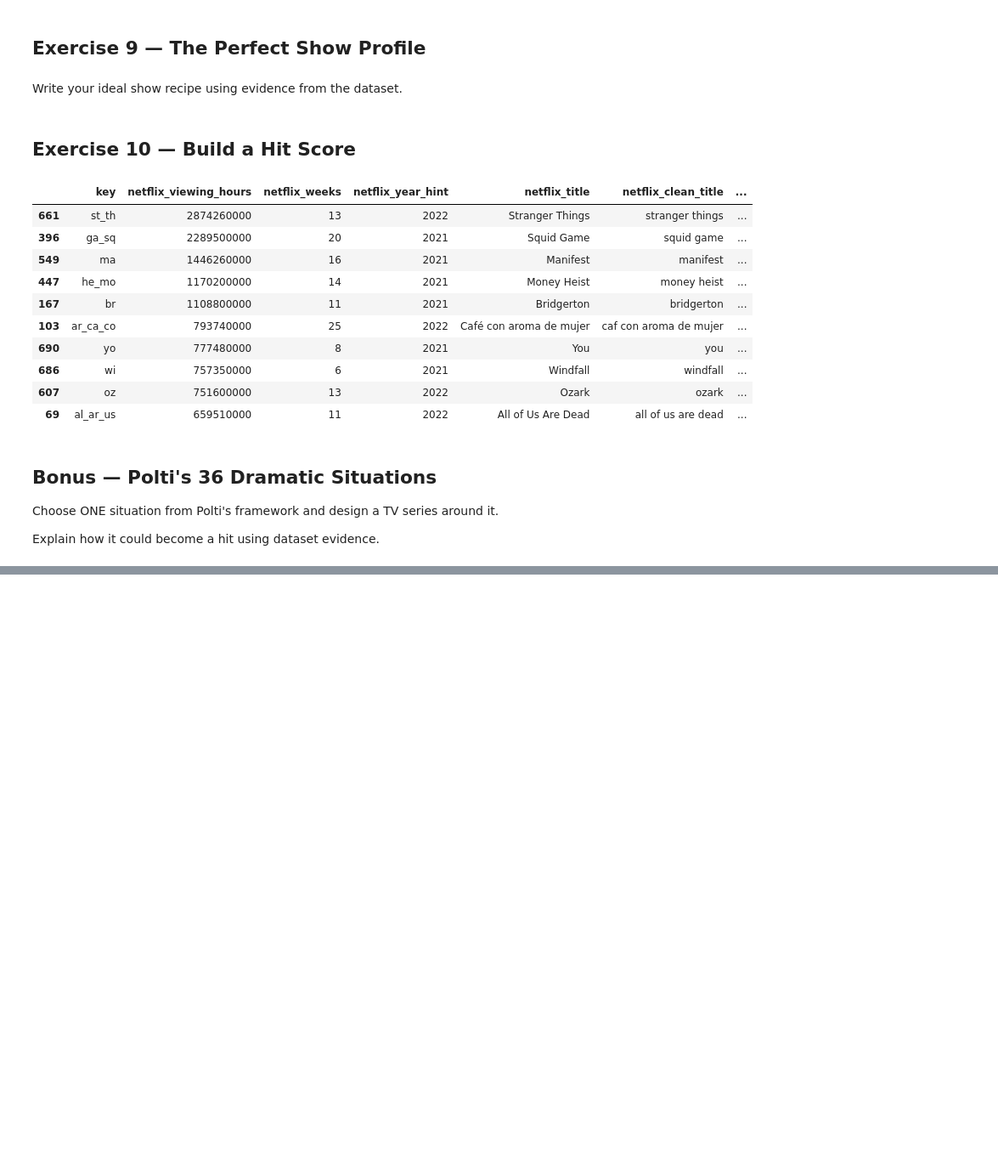
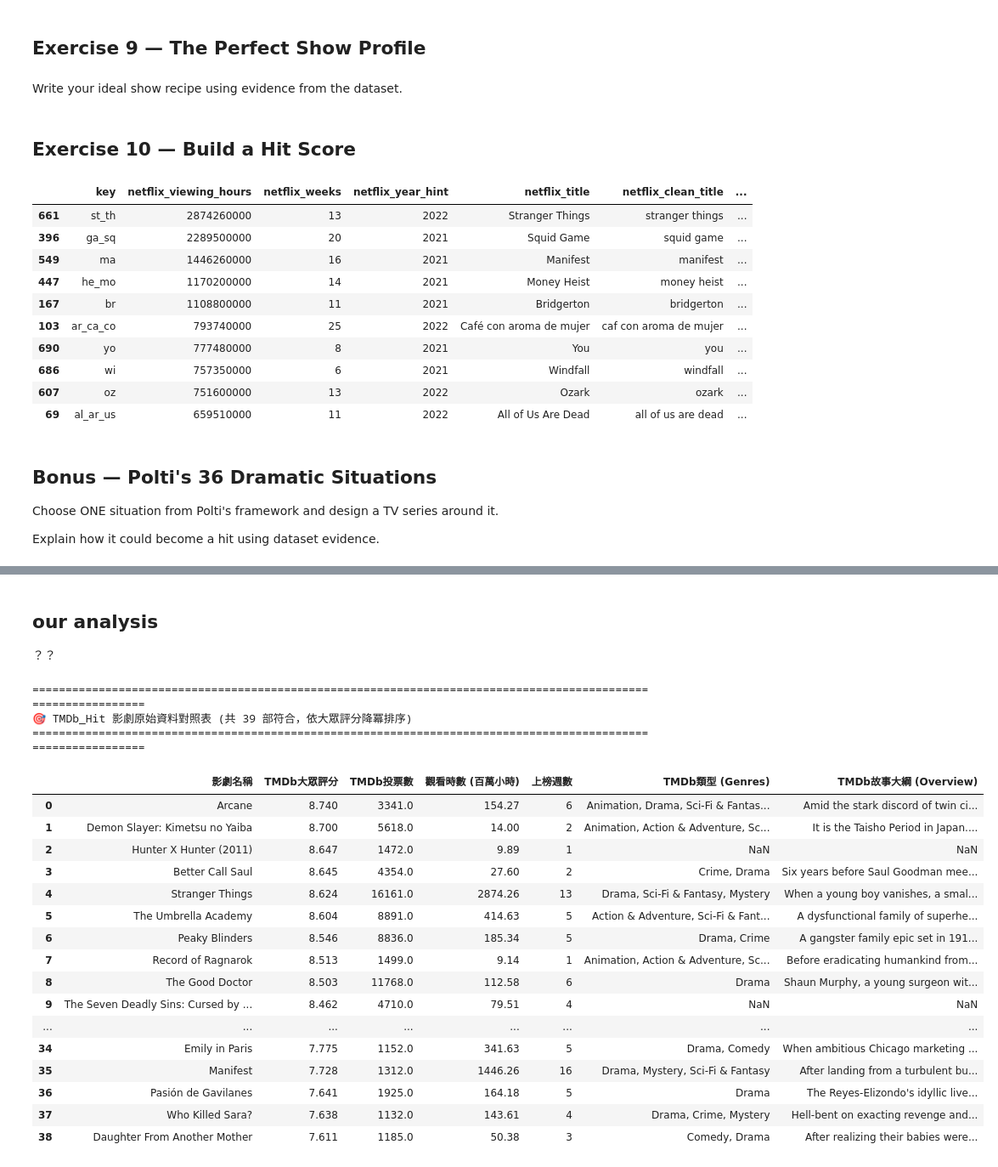
Before and after one commit to vincent-copy/netflix-writers, a Jupyter notebook: netflix-writer.ipynb, the cells around one changed output, grey strips where cells are left out. Shown at 85% size. Cells and saved outputs as stored; diff of their text form; code cells hidden in the pictures; blank space fills up the shorter version.

```diff
--- a/netflix-writer.ipynb
+++ b/netflix-writer.ipynb
@@ -234,0 +760,78 @@ Explain how it could become a hit using dataset evidence.
+# %% [markdown]
+## our analysis
+？？
+# %%
+import pandas as pd
+
+# 1. 複製資料，建立乾淨的分析環境
+df_elements_raw = netflix.copy()
+
+# 2. 建立 TMDb 原始欄位（genres, overview）的對照字典
+tmdb_clean_mapping = tmdb.dropna(subset=["name"]).copy()
+tmdb_clean_mapping["name_lower"] = tmdb_clean_mapping["name"].astype(str).str.lower()
+
+map_genres = dict(zip(tmdb_clean_mapping["name_lower"], tmdb_clean_mapping["genres"]))
+map_overview = dict(zip(tmdb_clean_mapping["name_lower"], tmdb_clean_mapping["overview"]))
+
+# 3. 映射回我們的分析表
+df_elements_raw["影劇名稱_小寫"] = df_elements_raw["netflix_title"].str.lower()
+df_elements_raw["TMDb大眾評分"] = df_elements_raw["tmdb_vote_average"]
+df_elements_raw["TMDb投票數"] = df_elements_raw["tmdb_vote_count"]
+df_elements_raw["觀看時數 (百萬小時)"] = (df_elements_raw["netflix_viewing_hours"] / 1000000).round(2)
+df_elements_raw["上榜週數"] = df_elements_raw["netflix_weeks"]
+
+# 提取原始欄位資料
+df_elements_raw["TMDb類型 (Genres)"] = df_elements_raw["影劇名稱_小寫"].map(map_genres)
+df_elements_raw["TMDb故事大綱 (Overview)"] = df_elements_raw["影劇名稱_小寫"].map(map_overview)
+
+# 4. 嚴格排除缺失值，並篩選符合 TMDb_Hit 的影劇 (評分>=7.5 且 投票數>=1000)
+df_elements_clean = df_elements_raw.dropna(subset=["TMDb大眾評分", "TMDb投票數", "觀看時數 (百萬小時)"]).copy()
+df_elements_clean["TMDb_Hit"] = (
+    (df_elements_clean["TMDb大眾評分"] >= 7.5) &
+    (df_elements_clean["TMDb投票數"] >= 1000)
+).astype(int)
+
+hit_shows_only = df_elements_clean[df_elements_clean["TMDb_Hit"] == 1].copy()
+
+# 5. 以【TMDb大眾評分】降冪排序
+hit_shows_sorted = hit_shows_only.sort_values(by="TMDb大眾評分", ascending=False).reset_index(drop=True)
+
+# 6. 整理最終呈現表格
+final_table = hit_shows_sorted[[
+    "netflix_title",
+    "TMDb大眾評分",
+    "TMDb投票數",
+    "觀看時數 (百萬小時)",
+    "上榜週數",
+    "TMDb類型 (Genres)",
+    "TMDb故事大綱 (Overview)"
+]].rename(columns={"netflix_title": "影劇名稱"})
+
+# ==========================================
+# 呈現結果
+# ==========================================
+print("=" * 110)
+print(f"🎯 TMDb_Hit 影劇原始資料對照表 (共 {len(final_table)} 部符合，依大眾評分降冪排序)")
+print("=" * 110)
+display(final_table)
+# %% [output]
+==============================================================================================================
+🎯 TMDb_Hit 影劇原始資料對照表 (共 39 部符合，依大眾評分降冪排序)
+==============================================================================================================
+|  | 影劇名稱 | TMDb大眾評分 | TMDb投票數 | 觀看時數 (百萬小時) | 上榜週數 | TMDb類型 (Genres) | TMDb故事大綱 (Overview) |
+| 0 | Arcane | 8.740 | 3341.0 | 154.27 | 6 | Animation, Drama, Sci-Fi & Fantas... | Amid the stark discord of twin ci... |
+| 1 | Demon Slayer: Kimetsu no Yaiba | 8.700 | 5618.0 | 14.00 | 2 | Animation, Action & Adventure, Sc... | It is the Taisho Period in Japan.... |
+| 2 | Hunter X Hunter (2011) | 8.647 | 1472.0 | 9.89 | 1 | NaN | NaN |
+| 3 | Better Call Saul | 8.645 | 4354.0 | 27.60 | 2 | Crime, Drama | Six years before Saul Goodman mee... |
+| 4 | Stranger Things | 8.624 | 16161.0 | 2874.26 | 13 | Drama, Sci-Fi & Fantasy, Mystery | When a young boy vanishes, a smal... |
+| 5 | The Umbrella Academy | 8.604 | 8891.0 | 414.63 | 5 | Action & Adventure, Sci-Fi & Fant... | A dysfunctional family of superhe... |
+| 6 | Peaky Blinders | 8.546 | 8836.0 | 185.34 | 5 | Drama, Crime | A gangster family epic set in 191... |
+| 7 | Record of Ragnarok | 8.513 | 1499.0 | 9.14 | 1 | Animation, Action & Adventure, Sc... | Before eradicating humankind from... |
+| 8 | The Good Doctor | 8.503 | 11768.0 | 112.58 | 6 | Drama | Shaun Murphy, a young surgeon wit... |
+| 9 | The Seven Deadly Sins: Cursed by ... | 8.462 | 4710.0 | 79.51 | 4 | NaN | NaN |
+| ... | ... | ... | ... | ... | ... | ... | ... |
+| 34 | Emily in Paris | 7.775 | 1152.0 | 341.63 | 5 | Drama, Comedy | When ambitious Chicago marketing ... |
+| 35 | Manifest | 7.728 | 1312.0 | 1446.26 | 16 | Drama, Mystery, Sci-Fi & Fantasy | After landing from a turbulent bu... |
+| 36 | Pasión de Gavilanes | 7.641 | 1925.0 | 164.18 | 5 | Drama | The Reyes-Elizondo's idyllic live... |
+| 37 | Who Killed Sara? | 7.638 | 1132.0 | 143.61 | 4 | Drama, Crime, Mystery | Hell-bent on exacting revenge and... |
+| 38 | Daughter From Another Mother | 7.611 | 1185.0 | 50.38 | 3 | Comedy, Drama | After realizing their babies were... |
```
Also changed, not shown: parts of 16 cells of this notebook.
